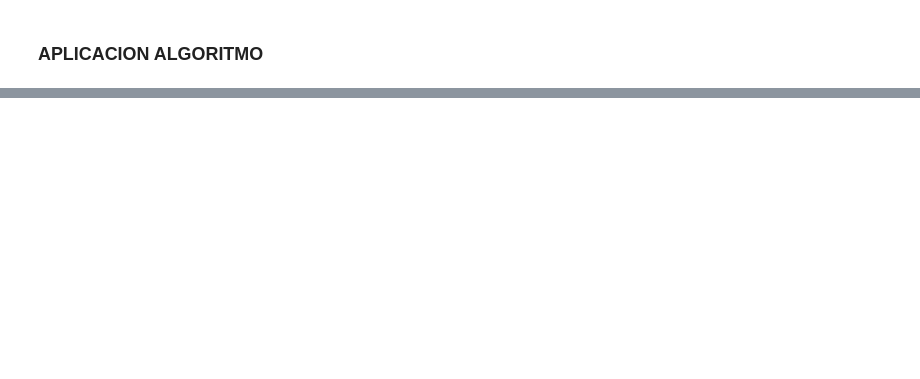
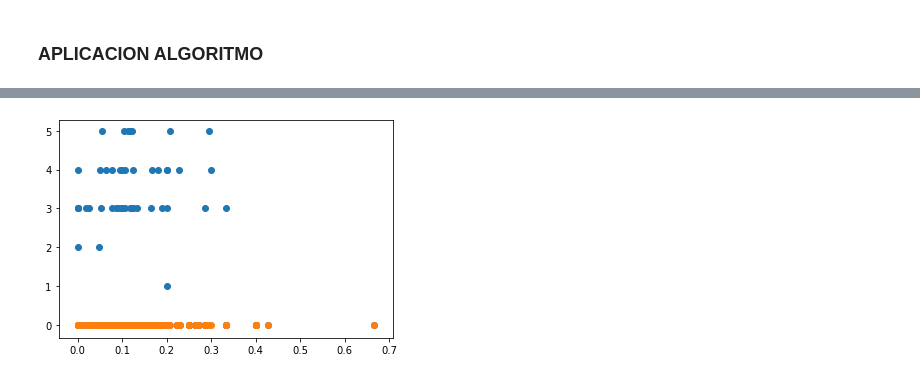
Before and after one commit to mariannaflores/Lab7, a Jupyter notebook: Lab7.ipynb, the cells around one changed output, grey strips where cells are left out. Drawn from its saved outputs; the diff is of its cells as text; code cells hidden in the pictures; blank space fills up the shorter version.

```diff
--- a/Lab7.ipynb
+++ b/Lab7.ipynb
@@ -297,0 +370,8 @@ ValueError: can only convert an array of size 1 to a Python scalar
+# %%
+#pred = sigmoid(x_test @ theta_0)
+plt.figure()
+plt.scatter(x=x_train[:,1],y= y_train[:,1])
+plt.scatter(x=a2[:,1], y=y_test[0:1311,1])
+plt.show()
+# %% [output]
+[figure, added]
```
Also changed, not shown: parts of 13 cells of this notebook.
